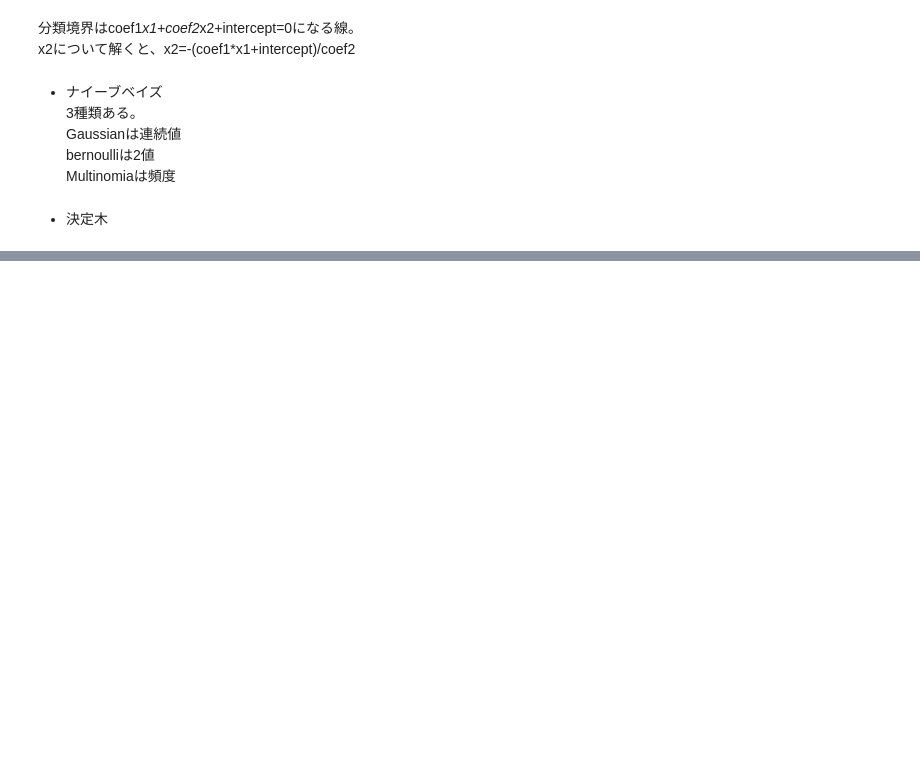
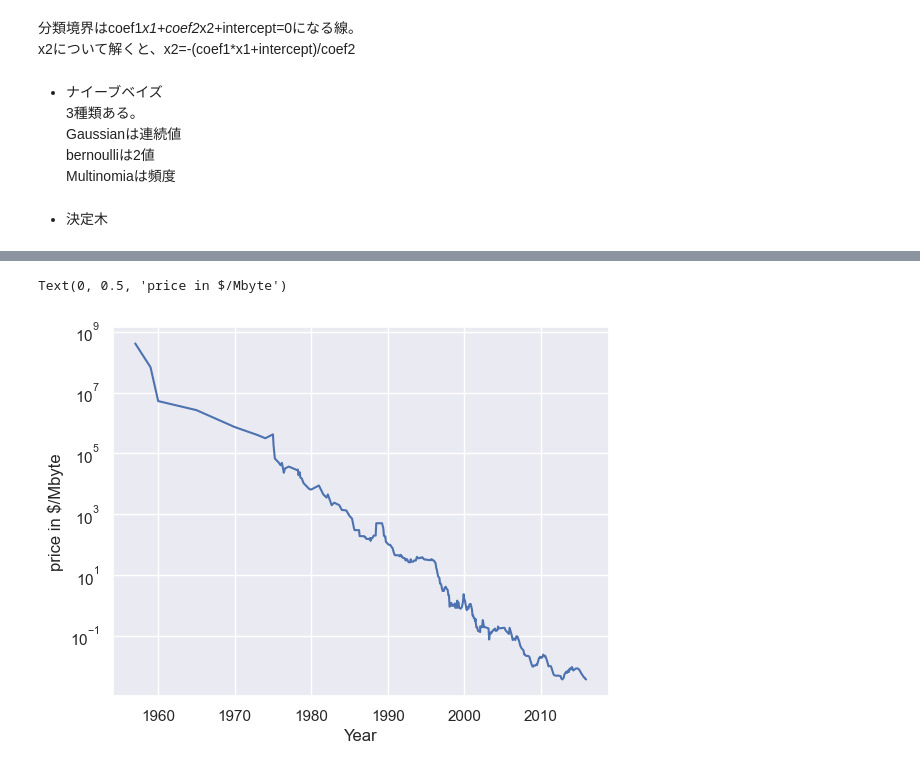
Before and after one commit to yutaro1127/study_ML_with_python, a Jupyter notebook: chapter2.ipynb, the cells around one changed output, grey strips where cells are left out. Saved outputs shown, nothing was run; the diff lists cells and outputs as text; code cells hidden in the pictures; blank space fills up the shorter version.

```diff
--- a/chapter2.ipynb
+++ b/chapter2.ipynb
@@ -360,0 +368,10 @@ feature_importances_plot(tree)
+# %%
+import os
+ram_price=pd.read_csv(os.path.join(mglearn.datasets.DATA_PATH,'ram_price.csv'))
+# %%
+plt.semilogy(ram_price.date,ram_price.price)
+plt.xlabel('Year')
+plt.ylabel(r'price in $/Mbyte')
+# %% [output]
+Text(0, 0.5, 'price in $/Mbyte')
+[figure, added]
```
Also changed, not shown: parts of 27 cells of this notebook, 1 other file.
